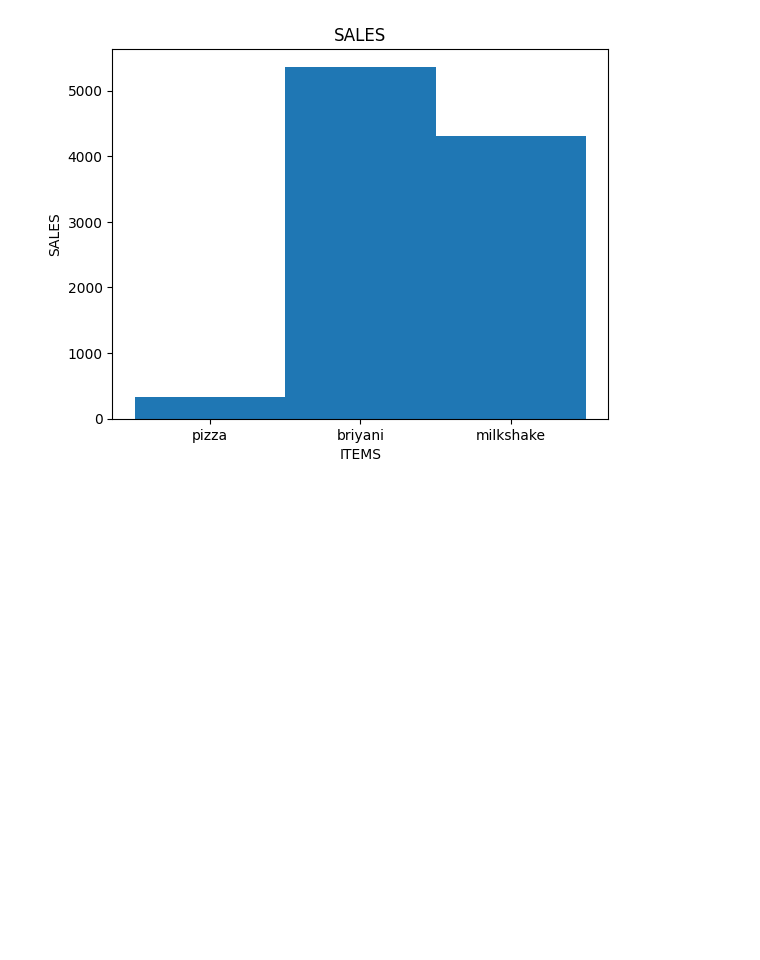
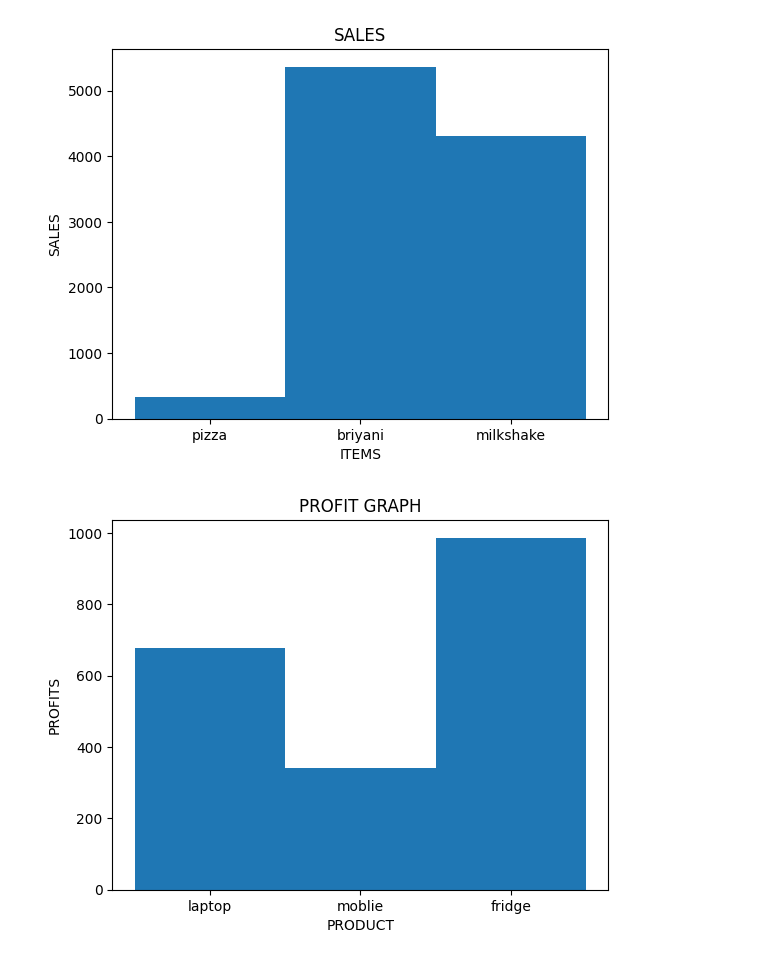
Before and after one commit to keerthimareedu3/keerthi, a Jupyter notebook: MATPLOTLIB.ipynb, the cells around one changed output. Saved outputs shown, nothing was run; the diff lists cells and outputs as text; code cells hidden in the pictures; blank space fills up the shorter version.

```diff
--- a/MATPLOTLIB.ipynb
+++ b/MATPLOTLIB.ipynb
@@ -98,3 +98,14 @@ plt.bar(items,sales,width=1)
 plt.show()
 # %% [output]
 [figure]
+# %%
+import matplotlib.pyplot as plt
+products=["laptop","moblie","fridge"]
+profits=[678,342,987]
+plt.title("PROFIT GRAPH")
+plt.xlabel("PRODUCT")
+plt.ylabel("PROFITS")
+plt.bar(products,profits,width=1)
+plt.show()
+# %% [output]
+[figure, added]
```
